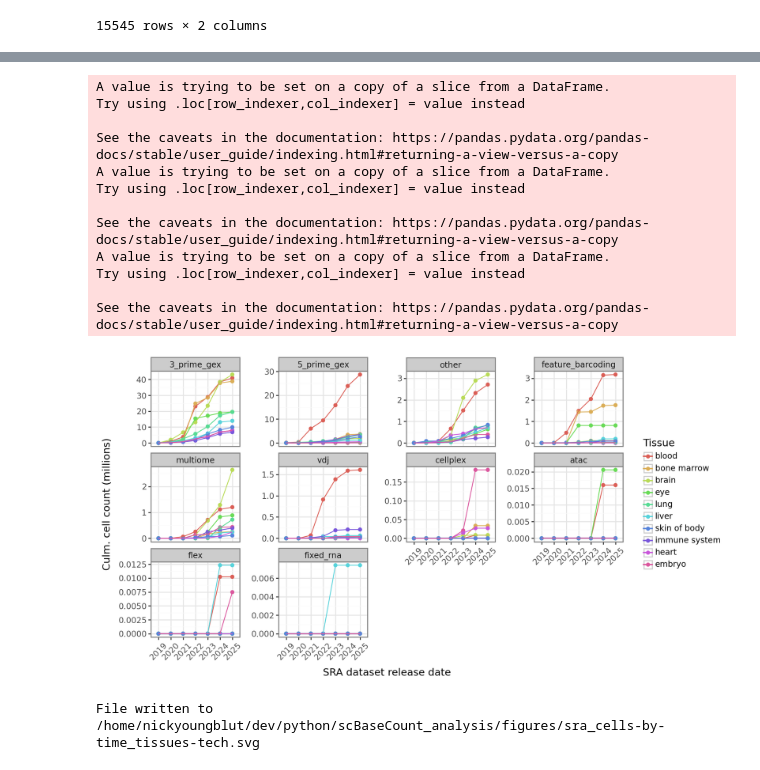
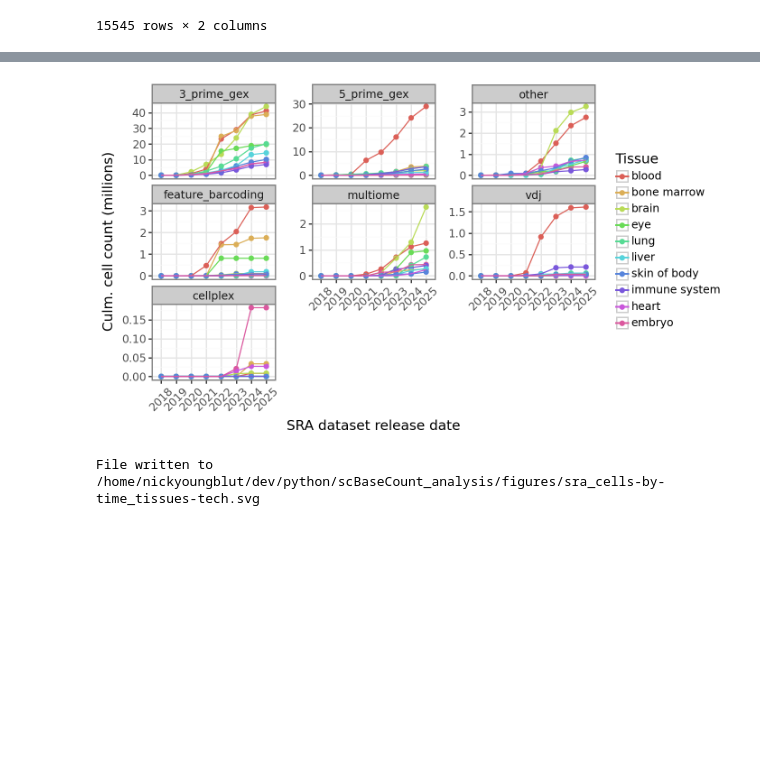
Before and after one commit to ArcInstitute/scBaseCount_analysis, a Jupyter notebook: notebooks/sra_cells-by-time.ipynb, the cells around one changed output, grey strips where cells are left out. Saved outputs shown, nothing was run; the diff lists cells and outputs as text; code cells hidden in the pictures; blank space fills up the shorter version.

```diff
--- a/notebooks/sra_cells-by-time.ipynb
+++ b/notebooks/sra_cells-by-time.ipynb
@@ -106,0 +122,5 @@ df_release_dates
+# %%
+# read in the release dates
+release_date_file = base_dir / "data" / "get-srx-date" / "2025-07-09_SRX-release-dates.csv"
+df_release_dates = pd.read_csv(release_date_file)
+df_release_dates
@@ -168,6 +196,9 @@ def get_screcounter_star_results(
         .where(
             fn.Lower(star_table.feature) == feature.lower()
         )
+        .where(
+            meta_table.lib_prep == "10x_Genomics"
+        )
     )
 
     # Execute query and return as DataFrame
@@ -211,8 +242,10 @@ df_cells["release_date"] = pd.to_datetime(df_cells["release_date"])
 df_cells["release_date_month"] = pd.to_datetime(df_cells["release_date"]).dt.to_period('M')
 ## bin release date by year
 df_cells["release_date_year"] = pd.to_datetime(df_cells["release_date"]).dt.to_period('Y')
-## if tech_10x == "not_applicable", set to "other"
-df_cells["tech_10x"] = df_cells["tech_10x"].apply(lambda x: "other" if x == "not_applicable" else x)
+## change certain tech_10x labels to "other"
+keep_tech_10x = ["3_prime_gex", "5_prime_gex", "multiome", "vdj", "feature_barcoding", "cellplex"]
+df_cells["tech_10x"] = df_cells["tech_10x"].apply(lambda x: "other" if x not in keep_tech_10x else x)
+
 # show
 df_cells
 # %% [output]
@@ -225,0 +265,4 @@ df_cells
+# %%
+# total reads in trillions
+x = df_cells["number_of_reads"].sum() / 1e12
+print(f"Total reads in trillions: {x:.1f}")
@@ -872,6 +1086,9 @@ df = df_cells_tissues_sum[df_cells_tissues_sum["tissue_category"].isin(df_cells_
 #     .reset_index()
 # )
 # df = df[df["tech_10x"].isin(df_cells_tissues_sum_top10_tech["tech_10x"])]
+
+# filter out fixed_rna
+df = df[df["tech_10x"] != "fixed_rna"]
 
 # order by sum of tech_10x by setting tech_10x as Categorical
 df_sum = df.groupby("tech_10x").agg({"estimated_number_of_cells": "sum"}).sort_values("estimated_number_of_cells", ascending=False).reset_index()
@@ -883,47 +1100,35 @@ df["tissue_category"] = pd.Categorical(df["tissue_category"], categories=tissue_
 
 # format
 df["estimated_number_of_cells"] = df["estimated_number_of_cells"] / 1e6
 
 
 # plot the number of cells over time
 p = (
     pn.ggplot(
         df,
         pn.aes(x="release_date_year", y="estimated_number_of_cells", color="tissue_category")
     ) +
     pn.geom_point() +
     pn.geom_line(pn.aes(group="tissue_category")) +
     pn.facet_wrap("tech_10x", scales="free_y") +
     pn.labs(
         x = "SRA dataset release date",
         y = "Culm. cell count (millions)",
         color = "Tissue",
     ) +
     pn.theme_bw() +
     pn.theme(
-        figure_size=(9.5, 5),
+        figure_size=(7, 4),
         axis_text_x=pn.element_text(angle=45, hjust=0.95),
         legend_key_size=11,  # Reduce legend key size (default is around 20)
     ) +
     pn.guides(
         color=pn.guide_legend(ncol=1)
     )
 )
 p
 # %% [output]
-A value is trying to be set on a copy of a slice from a DataFrame.
-Try using .loc[row_indexer,col_indexer] = value instead
-
-See the caveats in the documentation: https://pandas.pydata.org/pandas-docs/stable/user_guide/indexing.html#returning-a-view-versus-a-copy
-A value is trying to be set on a copy of a slice from a DataFrame.
-Try using .loc[row_indexer,col_indexer] = value instead
-
-See the caveats in the documentation: https://pandas.pydata.org/pandas-docs/stable/user_guide/indexing.html#returning-a-view-versus-a-copy
-A value is trying to be set on a copy of a slice from a DataFrame.
-Try using .loc[row_indexer,col_indexer] = value instead
-
-See the caveats in the documentation: https://pandas.pydata.org/pandas-docs/stable/user_guide/indexing.html#returning-a-view-versus-a-copy
-[figure, old version]
+[figure, new version]
 # %%
 # save as svg
 outfile = base_dir / "figures" / "sra_cells-by-time_tissues-tech.svg"
```
Also changed, not shown: parts of 80 cells of this notebook, 1 other file.
